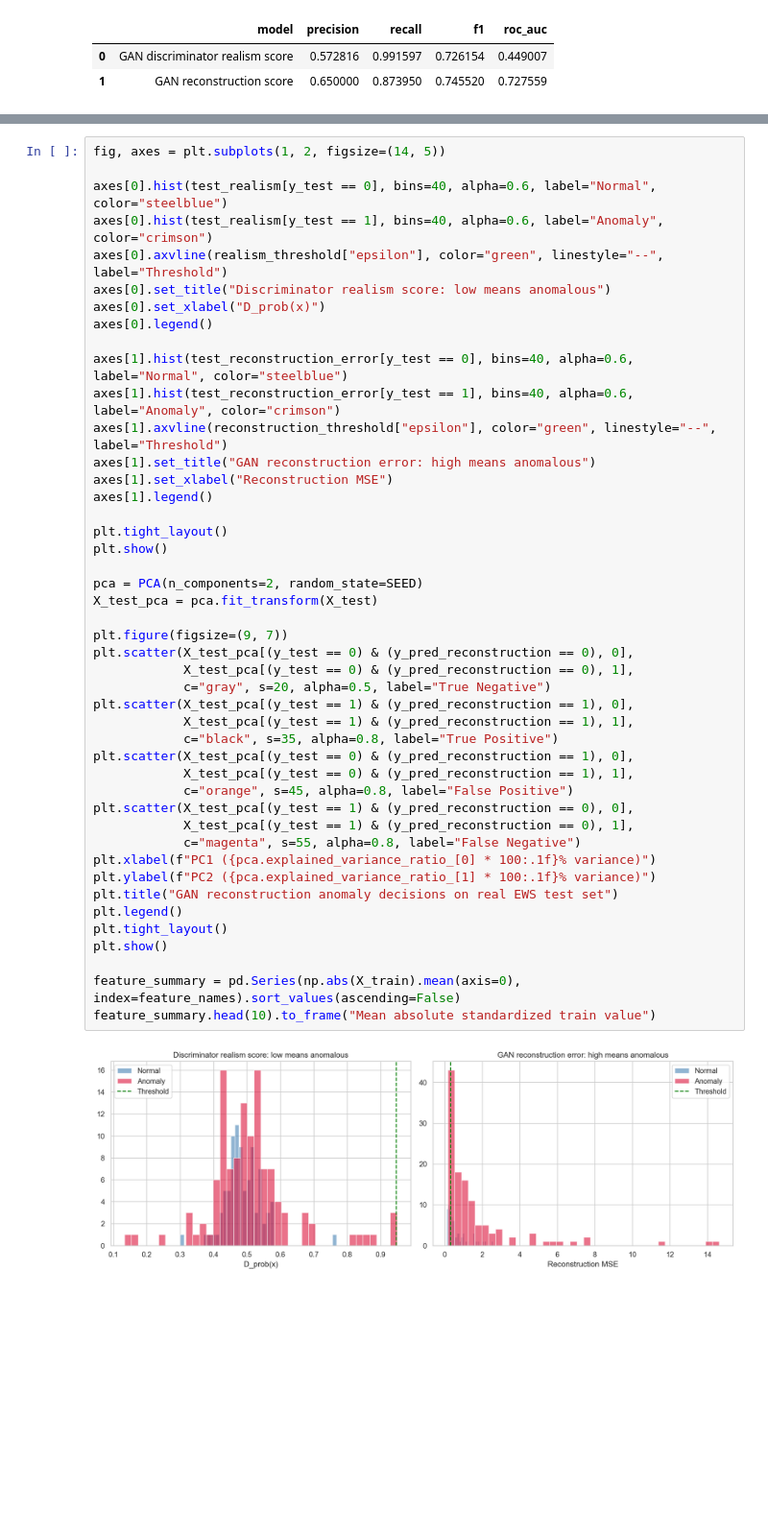
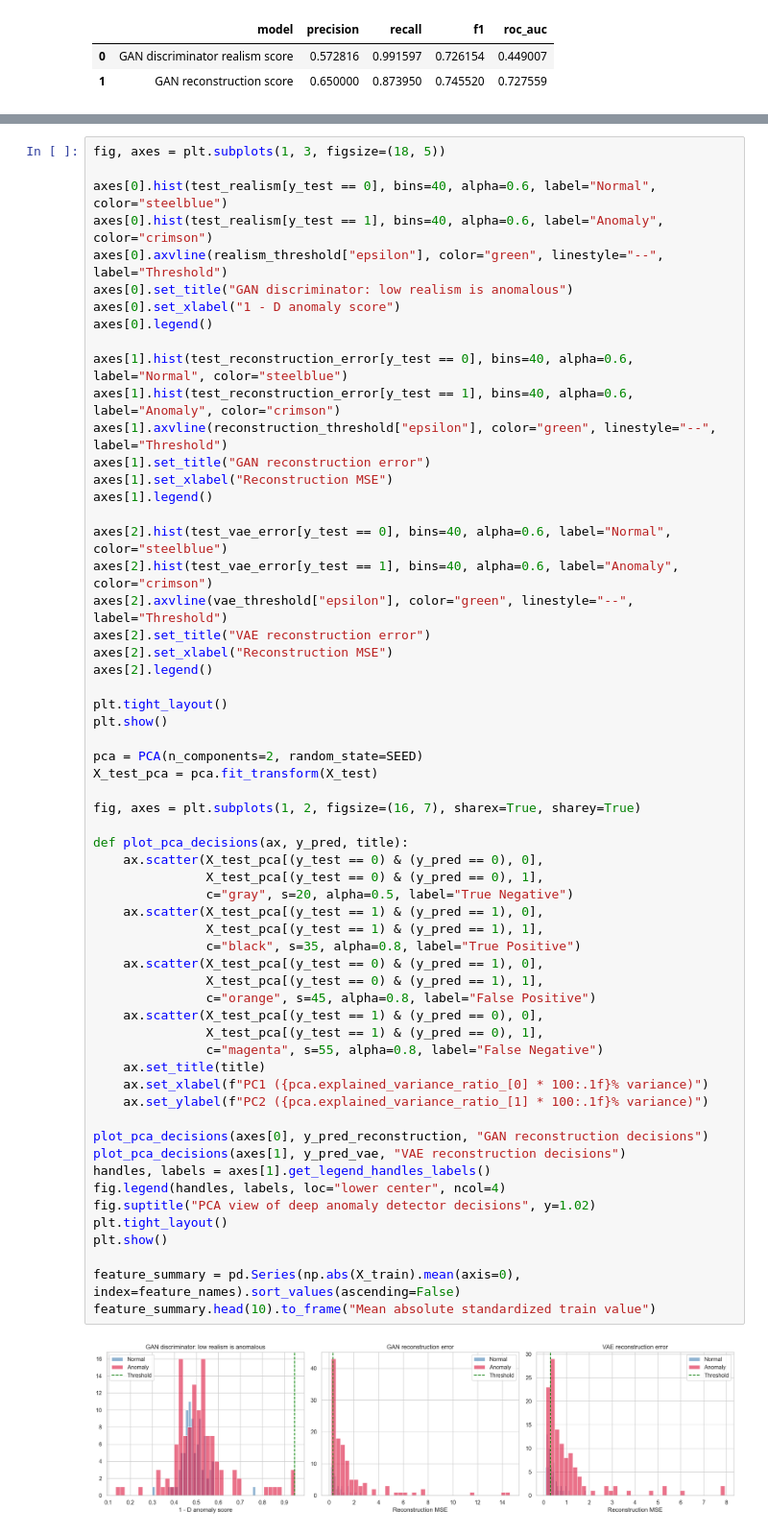
Before and after one commit to Peng-Rao/Fintech, a Jupyter notebook: BC4/GANAnomalyDetectionPoliMI.ipynb, the cells around one changed output, grey strips where cells are left out. Shown at 96% size. Drawn from its saved outputs; the diff is of its cells as text; blank space fills up the shorter version.

Commit message:
feat(bc4): compare VAE and GAN anomaly detection

```diff
--- a/BC4/GANAnomalyDetectionPoliMI.ipynb
+++ b/BC4/GANAnomalyDetectionPoliMI.ipynb
@@ -568,47 +812,61 @@ The score distribution shows whether anomalies are separated from normal observa
 # %%
-fig, axes = plt.subplots(1, 2, figsize=(14, 5))
+fig, axes = plt.subplots(1, 3, figsize=(18, 5))
 
 axes[0].hist(test_realism[y_test == 0], bins=40, alpha=0.6, label="Normal", color="steelblue")
 axes[0].hist(test_realism[y_test == 1], bins=40, alpha=0.6, label="Anomaly", color="crimson")
 axes[0].axvline(realism_threshold["epsilon"], color="green", linestyle="--", label="Threshold")
-axes[0].set_title("Discriminator realism score: low means anomalous")
-axes[0].set_xlabel("D_prob(x)")
+axes[0].set_title("GAN discriminator: low realism is anomalous")
+axes[0].set_xlabel("1 - D anomaly score")
 axes[0].legend()
 
 axes[1].hist(test_reconstruction_error[y_test == 0], bins=40, alpha=0.6, label="Normal", color="steelblue")
 axes[1].hist(test_reconstruction_error[y_test == 1], bins=40, alpha=0.6, label="Anomaly", color="crimson")
 axes[1].axvline(reconstruction_threshold["epsilon"], color="green", linestyle="--", label="Threshold")
-axes[1].set_title("GAN reconstruction error: high means anomalous")
+axes[1].set_title("GAN reconstruction error")
 axes[1].set_xlabel("Reconstruction MSE")
 axes[1].legend()
+
+axes[2].hist(test_vae_error[y_test == 0], bins=40, alpha=0.6, label="Normal", color="steelblue")
+axes[2].hist(test_vae_error[y_test == 1], bins=40, alpha=0.6, label="Anomaly", color="crimson")
+axes[2].axvline(vae_threshold["epsilon"], color="green", linestyle="--", label="Threshold")
+axes[2].set_title("VAE reconstruction error")
+axes[2].set_xlabel("Reconstruction MSE")
+axes[2].legend()
 
 plt.tight_layout()
 plt.show()
 
 pca = PCA(n_components=2, random_state=SEED)
 X_test_pca = pca.fit_transform(X_test)
 
-plt.figure(figsize=(9, 7))
-plt.scatter(X_test_pca[(y_test == 0) & (y_pred_reconstruction == 0), 0],
-            X_test_pca[(y_test == 0) & (y_pred_reconstruction == 0), 1],
-            c="gray", s=20, alpha=0.5, label="True Negative")
-plt.scatter(X_test_pca[(y_test == 1) & (y_pred_reconstruction == 1), 0],
-            X_test_pca[(y_test == 1) & (y_pred_reconstruction == 1), 1],
-            c="black", s=35, alpha=0.8, label="True Positive")
-plt.scatter(X_test_pca[(y_test == 0) & (y_pred_reconstruction == 1), 0],
-            X_test_pca[(y_test == 0) & (y_pred_reconstruction == 1), 1],
-            c="orange", s=45, alpha=0.8, label="False Positive")
-plt.scatter(X_test_pca[(y_test == 1) & (y_pred_reconstruction == 0), 0],
-            X_test_pca[(y_test == 1) & (y_pred_reconstruction == 0), 1],
-            c="magenta", s=55, alpha=0.8, label="False Negative")
-plt.xlabel(f"PC1 ({pca.explained_variance_ratio_[0] * 100:.1f}% variance)")
-plt.ylabel(f"PC2 ({pca.explained_variance_ratio_[1] * 100:.1f}% variance)")
-plt.title("GAN reconstruction anomaly decisions on real EWS test set")
-plt.legend()
+fig, axes = plt.subplots(1, 2, figsize=(16, 7), sharex=True, sharey=True)
+
+def plot_pca_decisions(ax, y_pred, title):
+    ax.scatter(X_test_pca[(y_test == 0) & (y_pred == 0), 0],
+               X_test_pca[(y_test == 0) & (y_pred == 0), 1],
+               c="gray", s=20, alpha=0.5, label="True Negative")
+    ax.scatter(X_test_pca[(y_test == 1) & (y_pred == 1), 0],
+               X_test_pca[(y_test == 1) & (y_pred == 1), 1],
+               c="black", s=35, alpha=0.8, label="True Positive")
+    ax.scatter(X_test_pca[(y_test == 0) & (y_pred == 1), 0],
+               X_test_pca[(y_test == 0) & (y_pred == 1), 1],
+               c="orange", s=45, alpha=0.8, label="False Positive")
+    ax.scatter(X_test_pca[(y_test == 1) & (y_pred == 0), 0],
+               X_test_pca[(y_test == 1) & (y_pred == 0), 1],
+               c="magenta", s=55, alpha=0.8, label="False Negative")
+    ax.set_title(title)
+    ax.set_xlabel(f"PC1 ({pca.explained_variance_ratio_[0] * 100:.1f}% variance)")
+    ax.set_ylabel(f"PC2 ({pca.explained_variance_ratio_[1] * 100:.1f}% variance)")
+
+plot_pca_decisions(axes[0], y_pred_reconstruction, "GAN reconstruction decisions")
+plot_pca_decisions(axes[1], y_pred_vae, "VAE reconstruction decisions")
+handles, labels = axes[1].get_legend_handles_labels()
+fig.legend(handles, labels, loc="lower center", ncol=4)
+fig.suptitle("PCA view of deep anomaly detector decisions", y=1.02)
 plt.tight_layout()
 plt.show()
 
 feature_summary = pd.Series(np.abs(X_train).mean(axis=0), index=feature_names).sort_values(ascending=False)
 feature_summary.head(10).to_frame("Mean absolute standardized train value")
 # %% [output]
-[figure, old version]
+[figure, new version]
```
Also changed, not shown: parts of 8 cells of this notebook.
